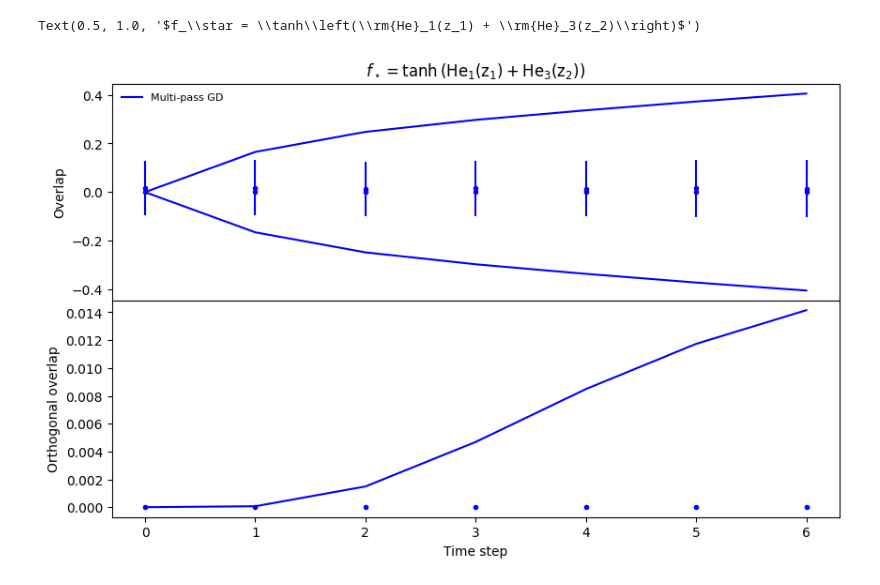
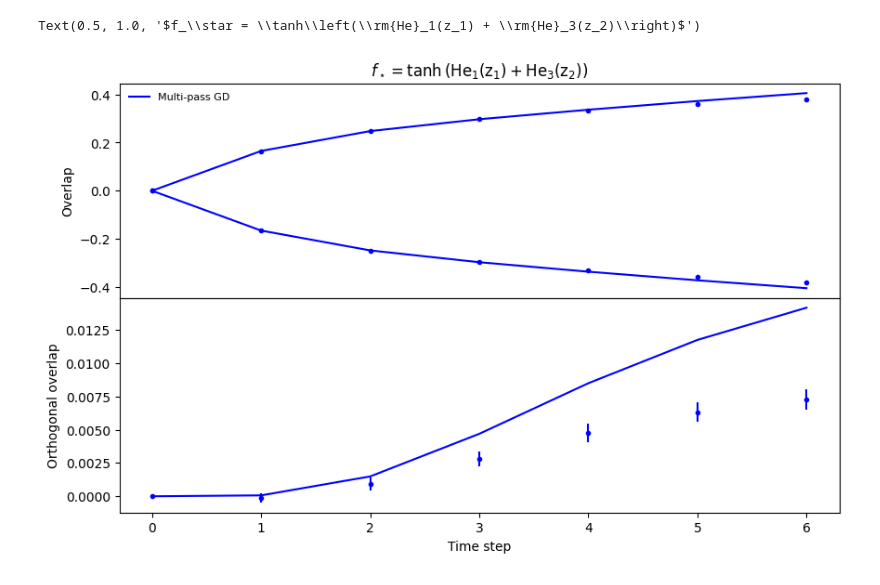
Before and after one commit to IdePHICS/benefit-reusing-batch, a Jupyter notebook: result.ipynb, the cells around one changed output. Saved outputs shown, nothing was run; the diff lists cells and outputs as text; code cells hidden in the pictures.

```diff
--- a/result.ipynb
+++ b/result.ipynb
@@ -33,37 +33,37 @@ colors = ['blue', 'red', 'green', 'orange']
 
 for p in range(p):
     mag_proj_DMFT = np.einsum("tk,k->t",file_DMFT["m"][:,p,:], direction)
-    mag_proj_sim = np.einsum("tks,k->ts",file_sim["magnetisation_list"][:,p,:], direction)
+    mag_proj_sim = np.einsum("tks,k->ts",file_sim["magnetisation"][:,p,:], direction)
 
     ax[0].errorbar(np.arange(T_lim), mag_proj_sim.mean(axis=1)[:T_lim], mag_proj_sim.std(axis=1)[:T_lim]/np.sqrt(mag_proj_sim.shape[1]), marker='o', linestyle=" ", markersize=3, color=colors[0])
     if p == 0:
         ax[0].plot(np.arange(T_lim), mag_proj_DMFT[:T_lim], marker=' ', label="Multi-pass GD", color=colors[0])
     else:
         ax[0].plot(np.arange(T_lim), mag_proj_DMFT[:T_lim], marker=' ', color=colors[0])
 
 for p in range(p):
     mag_proj_DMFT = np.einsum("tk,k->t",file_DMFT["m"][:,p,:], direction_perp)
-    mag_proj_sim = np.einsum("tks,k->ts",file_sim["magnetisation_list"][:,p,:], direction_perp)
+    mag_proj_sim = np.einsum("tks,k->ts",file_sim["magnetisation"][:,p,:], direction_perp)
 
     ax[1].errorbar(np.arange(T_lim), mag_proj_sim.mean(axis=1)[:T_lim], mag_proj_sim.std(axis=1)[:T_lim]/np.sqrt(mag_proj_sim.shape[1]), marker='o', linestyle=" ", markersize=3, color=colors[0])
     if p == 0:
         ax[1].plot(np.arange(T_lim), mag_proj_DMFT[:T_lim], marker=' ', label="Multi-pass GD", color=colors[0])
     else:
         ax[1].plot(np.arange(T_lim), mag_proj_DMFT[:T_lim], marker=' ', color=colors[0])
 
 
 
 plt.subplots_adjust(wspace=.2, hspace=0)
 
 ax[0].set_xticks(np.arange(T_lim))
 
 ax[0].set_ylabel(r"Overlap")
 ax[1].set_ylabel(r"Orthogonal overlap")
 ax[1].set_xlabel("Time step")
 
 ax[0].legend(fontsize=8, frameon=False)
 
 ax[0].set_title(r"$f_\star = \tanh\left(\rm{He}_1(z_1) + \rm{He}_3(z_2)\right)$")
 # %% [output]
 Text(0.5, 1.0, '$f_\\star = \\tanh\\left(\\rm{He}_1(z_1) + \\rm{He}_3(z_2)\\right)$')
-[figure, old version]
+[figure, new version]
```
